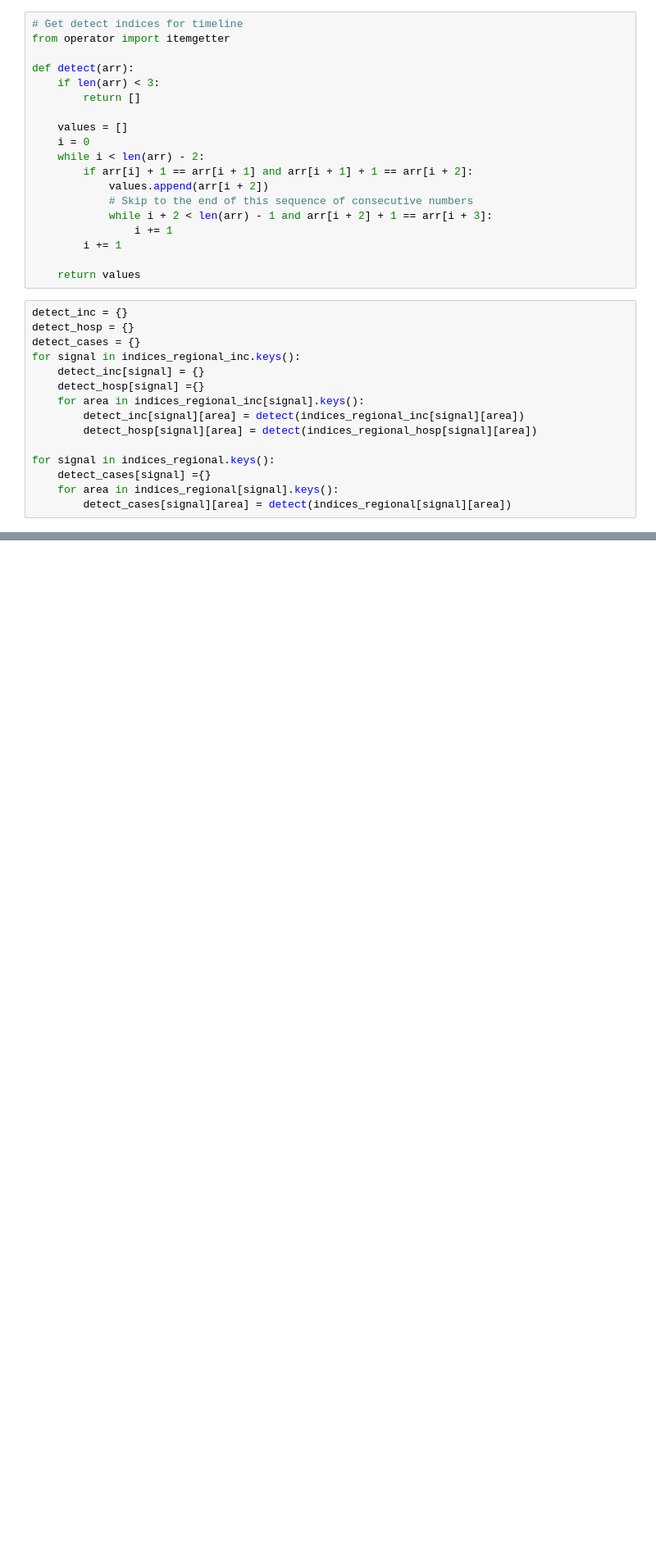
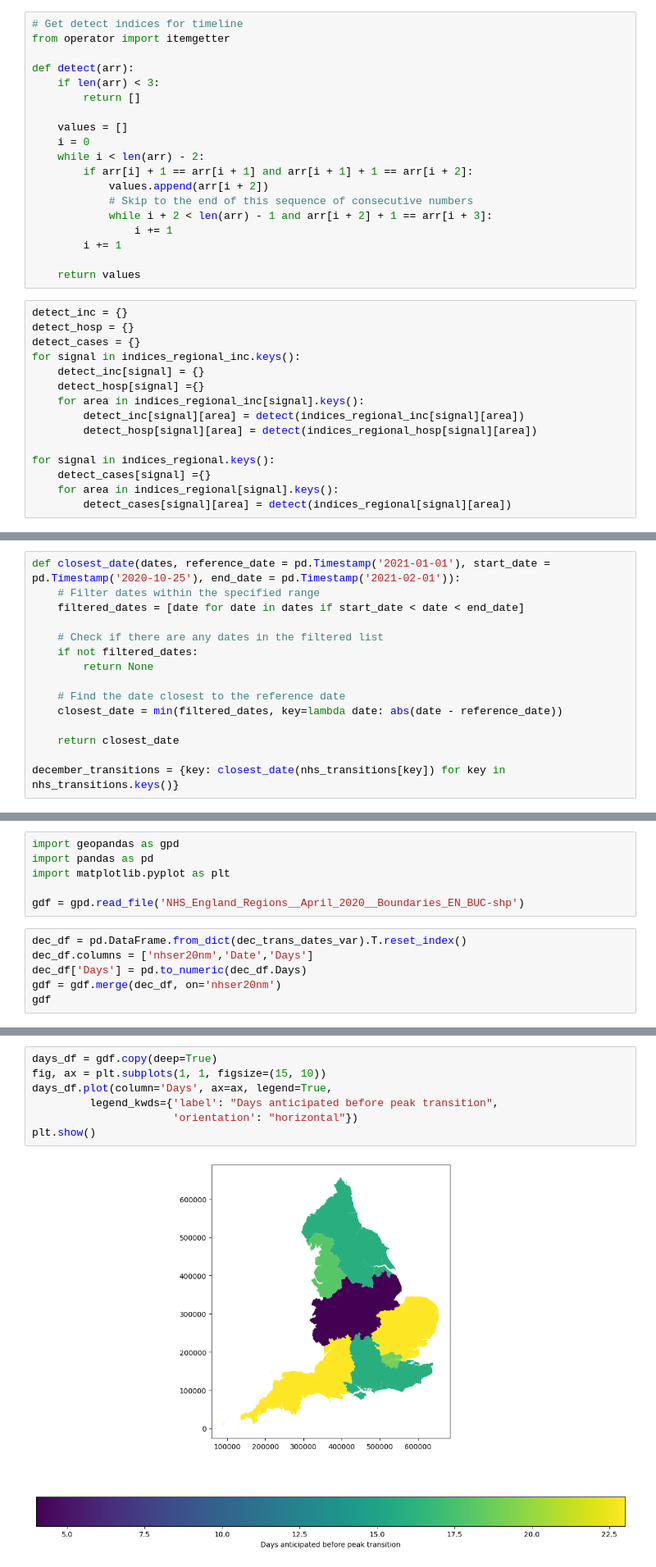
Before and after one commit to joshlooks/COVIDews, a Jupyter notebook: results_NHS.ipynb, the cells around one changed output, grey strips where cells are left out. Shown at 82% size. Cells and saved outputs as stored; diff of their text form; blank space fills up the shorter version.

```diff
--- a/results_NHS.ipynb
+++ b/results_NHS.ipynb
@@ -324,0 +326,15 @@ plt.show()
+# %%
+def closest_date(dates, reference_date = pd.Timestamp('2021-01-01'), start_date = pd.Timestamp('2020-10-25'), end_date = pd.Timestamp('2021-02-01')):
+    # Filter dates within the specified range
+    filtered_dates = [date for date in dates if start_date < date < end_date]
+
+    # Check if there are any dates in the filtered list
+    if not filtered_dates:
+        return None
+
+    # Find the date closest to the reference date
+    closest_date = min(filtered_dates, key=lambda date: abs(date - reference_date))
+
+    return closest_date
+
+december_transitions = {key: closest_date(nhs_transitions[key]) for key in nhs_transitions.keys()}
@@ -324,0 +371,12 @@ plt.show()
+# %%
+import geopandas as gpd
+import pandas as pd
+import matplotlib.pyplot as plt
+
+gdf = gpd.read_file('NHS_England_Regions__April_2020__Boundaries_EN_BUC-shp')
+# %%
+dec_df = pd.DataFrame.from_dict(dec_trans_dates_var).T.reset_index()
+dec_df.columns = ['nhser20nm','Date','Days']
+dec_df['Days'] = pd.to_numeric(dec_df.Days)
+gdf = gdf.merge(dec_df, on='nhser20nm')
+gdf
@@ -324,0 +392,9 @@ plt.show()
+# %%
+days_df = gdf.copy(deep=True)
+fig, ax = plt.subplots(1, 1, figsize=(15, 10))
+days_df.plot(column='Days', ax=ax, legend=True,
+         legend_kwds={'label': "Days anticipated before peak transition",
+                      'orientation': "horizontal"})
+plt.show()
+# %% [output]
+[figure, added]
```
Also changed, not shown: parts of 6 cells of this notebook, 3 other files.
